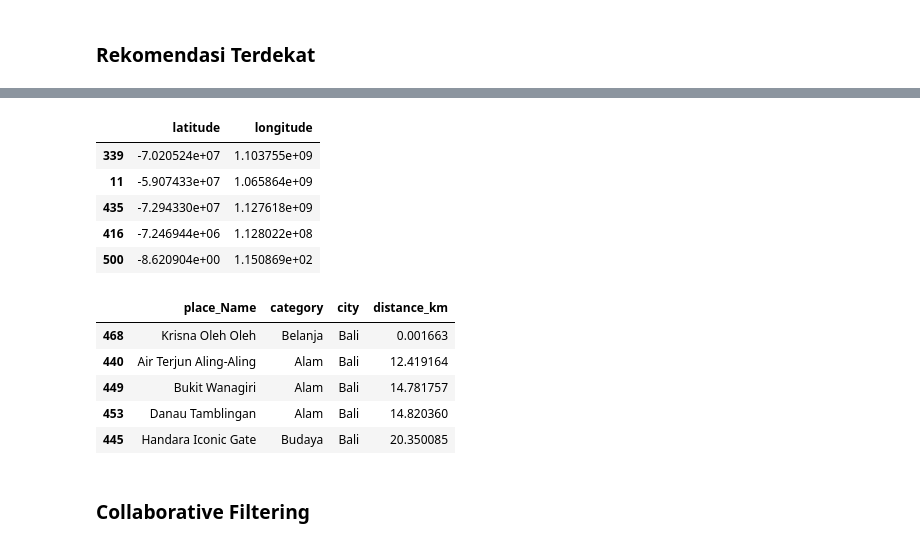
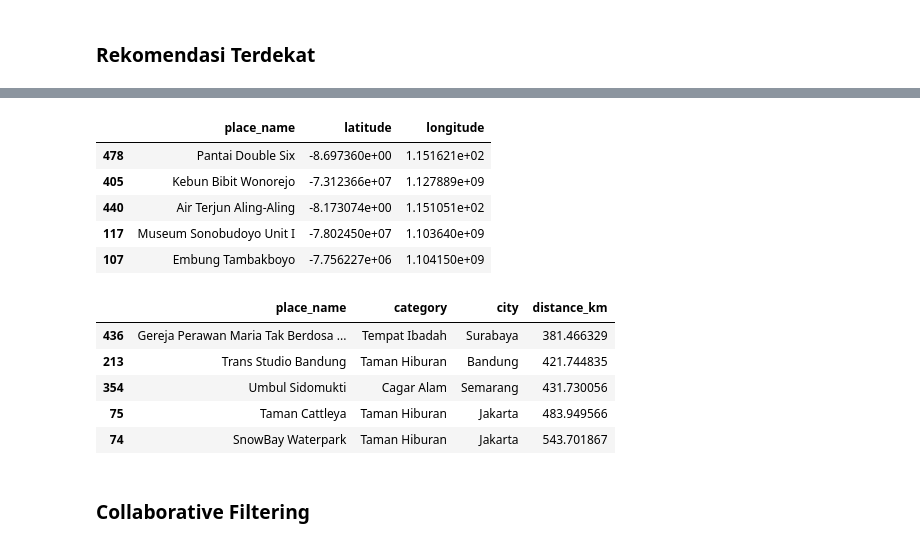
Before and after one commit to DestinAsyik/ML, a Jupyter notebook: recom.ipynb, the cells around one changed output, grey strips where cells are left out. Cells and saved outputs as stored; diff of their text form; code cells hidden in the pictures.

```diff
--- a/recom.ipynb
+++ b/recom.ipynb
@@ -157,7 +159,7 @@ Index(['Place_Name', 'Description', 'Category', 'City', 'Price', 'Rating',
        'Coordinate', 'Lat', 'Long'],
       dtype='object')
 # %%
-destination = destination.rename(columns={'Place_Name':'place_Name',
+destination = destination.rename(columns={'Place_Name':'place_name',
                                           'Description':'description',
                                           'Category':'category',
                                           'City':'city',
@@ -415,18 +298,22 @@ destination['longitude'] = destination['longitude'].apply(lambda x: float(str(x)
 # %%
-destination[['latitude', 'longitude']].sample(5)
+destination[['place_name', 'latitude', 'longitude']].sample(5)
 # %% [output]
-|  | latitude | longitude |
-| 339 | -7.020524e+07 | 1.103755e+09 |
-| 11 | -5.907433e+07 | 1.065864e+09 |
-| 435 | -7.294330e+07 | 1.127618e+09 |
-| 416 | -7.246944e+06 | 1.128022e+08 |
-| 500 | -8.620904e+00 | 1.150869e+02 |
+|  | place_name | latitude | longitude |
+| 478 | Pantai Double Six | -8.697360e+00 | 1.151621e+02 |
+| 405 | Kebun Bibit Wonorejo | -7.312366e+07 | 1.127889e+09 |
+| 440 | Air Terjun Aling-Aling | -8.173074e+00 | 1.151051e+02 |
+| 117 | Museum Sonobudoyo Unit I | -7.802450e+07 | 1.103640e+09 |
+| 107 | Embung Tambakboyo | -7.756227e+06 | 1.104150e+09 |
 # %%
 def haversine(lat1, lon1, lat2, lon2):
     R = 6371
-    dlat = radians(lat2 - lat1)
-    dlon = radians(lon2 - lon1)
-    a = sin(dlat/2)**2 + cos(radians(lat1)) * cos(radians(lat2)) * sin(dlon/2)**2
+    lat1 = radians(lat1)
+    lon1 = radians(lon1)
+    lat2 = radians(lat2)
+    lon2 = radians(lon2)
+    dlat = lat2 - lat1
+    dlon = lon2 - lon1
+    a = sin(dlat / 2)**2 + cos(lat1) * cos(lat2) * sin(dlon / 2)**2
     c = 2 * atan2(sqrt(a), sqrt(1 - a))
     distance = R * c
     return distance
@@ -440,14 +325,16 @@ user_lat, user_long = -8.172141e+00	, 1.149923e+02
+# %%
+user_lat, user_long = -7.802450e+07, 1.103640e+09
 # %%
 nearest_places = getTempatTerdekat(user_lat, user_long, destination)
 # %%
-nearest_places[['place_Name', 'category', 'city', 'distance_km']]
+nearest_places[['place_name', 'category', 'city', 'distance_km']]
 # %% [output]
-|  | place_Name | category | city | distance_km |
-| 468 | Krisna Oleh Oleh | Belanja | Bali | 0.001663 |
-| 440 | Air Terjun Aling-Aling | Alam | Bali | 12.419164 |
-| 449 | Bukit Wanagiri | Alam | Bali | 14.781757 |
-| 453 | Danau Tamblingan | Alam | Bali | 14.820360 |
-| 445 | Handara Iconic Gate | Budaya | Bali | 20.350085 |
+|  | place_name | category | city | distance_km |
+| 436 | Gereja Perawan Maria Tak Berdosa ... | Tempat Ibadah | Surabaya | 381.466329 |
+| 213 | Trans Studio Bandung | Taman Hiburan | Bandung | 421.744835 |
+| 354 | Umbul Sidomukti | Cagar Alam | Semarang | 431.730056 |
+| 75 | Taman Cattleya | Taman Hiburan | Jakarta | 483.949566 |
+| 74 | SnowBay Waterpark | Taman Hiburan | Jakarta | 543.701867 |
 # %%
 destination.to_csv('./data/destinasiWisata.csv', index=False)
 # %% [markdown]
```
Also changed, not shown: parts of 39 cells of this notebook, 10 other files.
